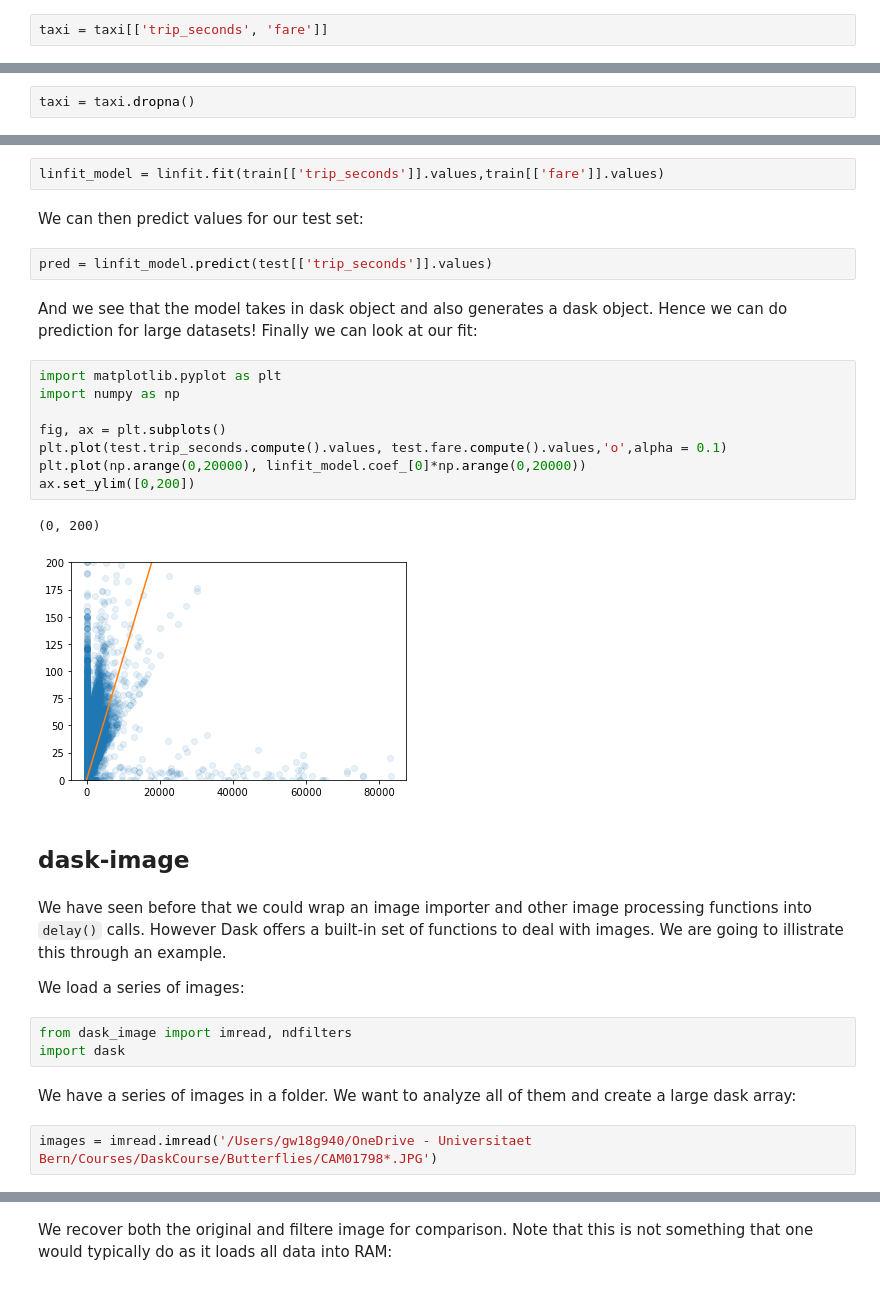
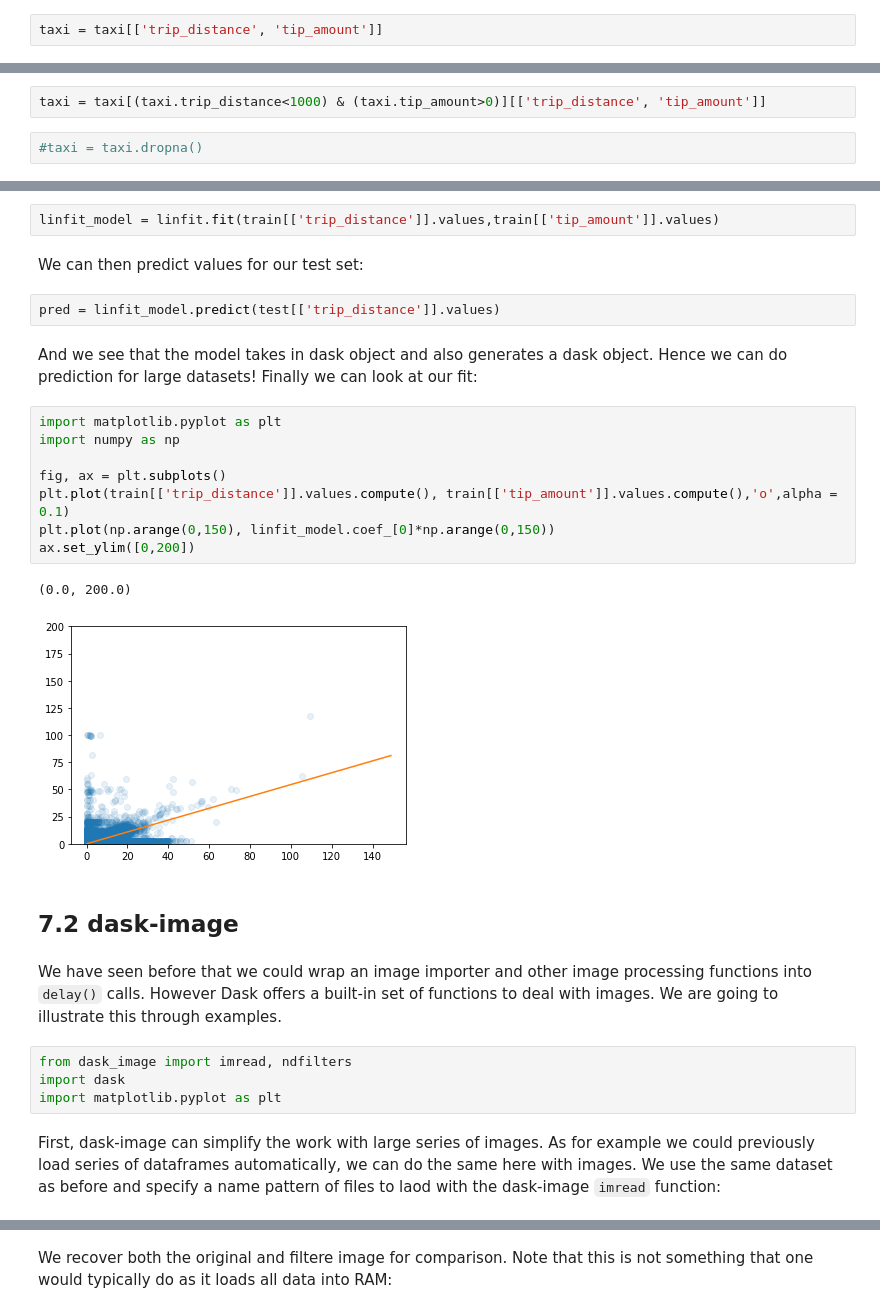
Before and after one commit to guiwitz/DaskCourse, a Jupyter notebook: 07-Specialized_dask.ipynb, the cells around one changed output, grey strips where cells are left out. Drawn from its saved outputs; the diff is of its cells as text.

Commit message:
update for course Sept 2020

````diff
--- a/07-Specialized_dask.ipynb
+++ b/07-Specialized_dask.ipynb
@@ -35,2 +37,2 @@ We are working here on a trivial question and checking the relation between the
 # %%
-taxi = taxi[['trip_seconds', 'fare']]
+taxi = taxi[['trip_distance', 'tip_amount']]
@@ -37,5 +41,7 @@ taxi = taxi[['trip_seconds', 'fare']]
+# %%
+taxi = taxi[(taxi.trip_distance<1000) & (taxi.tip_amount>0)][['trip_distance', 'tip_amount']]
 # %%
-taxi = taxi.dropna()
+#taxi = taxi.dropna()
 # %% [markdown]
 Then we can easily split out dataset into train and test sets:
 # %%
@@ -51,34 +57,31 @@ linfit = LinearRegression(fit_intercept=False)
 # %% [markdown]
 And we call the ```fit()``` method like for any other scikit-ml method:
 # %%
-linfit_model = linfit.fit(train[['trip_seconds']].values,train[['fare']].values)
+linfit_model = linfit.fit(train[['trip_distance']].values,train[['tip_amount']].values)
 # %% [markdown]
 We can then predict values for our test set:
 # %%
-pred = linfit_model.predict(test[['trip_seconds']].values)
+pred = linfit_model.predict(test[['trip_distance']].values)
 # %% [markdown]
 And we see that the model takes in  dask object and also generates a dask object. Hence we can do prediction for large datasets! Finally we can look at our fit:
 # %%
 import matplotlib.pyplot as plt
 import numpy as np
 
 fig, ax = plt.subplots()
-plt.plot(test.trip_seconds.compute().values, test.fare.compute().values,'o',alpha = 0.1)
-plt.plot(np.arange(0,20000), linfit_model.coef_[0]*np.arange(0,20000))
+plt.plot(train[['trip_distance']].values.compute(), train[['tip_amount']].values.compute(),'o',alpha = 0.1)
+plt.plot(np.arange(0,150), linfit_model.coef_[0]*np.arange(0,150))
 ax.set_ylim([0,200])
 # %% [output]
-(0, 200)
+(0.0, 200.0)
-[figure, old version]
+[figure, new version]
 # %% [markdown]
-## dask-image
+## 7.2 dask-image
 # %% [markdown]
-We have seen before that we could wrap an image importer and other image processing functions into ```delay()``` calls. However Dask offers a built-in set of functions to deal with images. We are going to illistrate this through an example.
-
-We load a series of images:
+We have seen before that we could wrap an image importer and other image processing functions into ```delay()``` calls. However Dask offers a built-in set of functions to deal with images. We are going to illustrate this through examples.
 # %%
 from dask_image import imread, ndfilters
 import dask
+import matplotlib.pyplot as plt
-# %% [markdown]
-We have a series of images in a folder. We want to analyze all of them and create a large dask array:
-# %%
-images = imread.imread('/Users/gw18g940/OneDrive - Universitaet Bern/Courses/DaskCourse/Butterflies/CAM01798*.JPG')
+# %% [markdown]
+First, dask-image can simplify the work with large series of images. As for example we could previously load series of dataframes automatically, we can do the same here with images. We use the same dataset as before and specify a name pattern of files to laod with the dask-image ```imread``` function:
````
Also changed, not shown: parts of 33 cells of this notebook, 10 other files.
